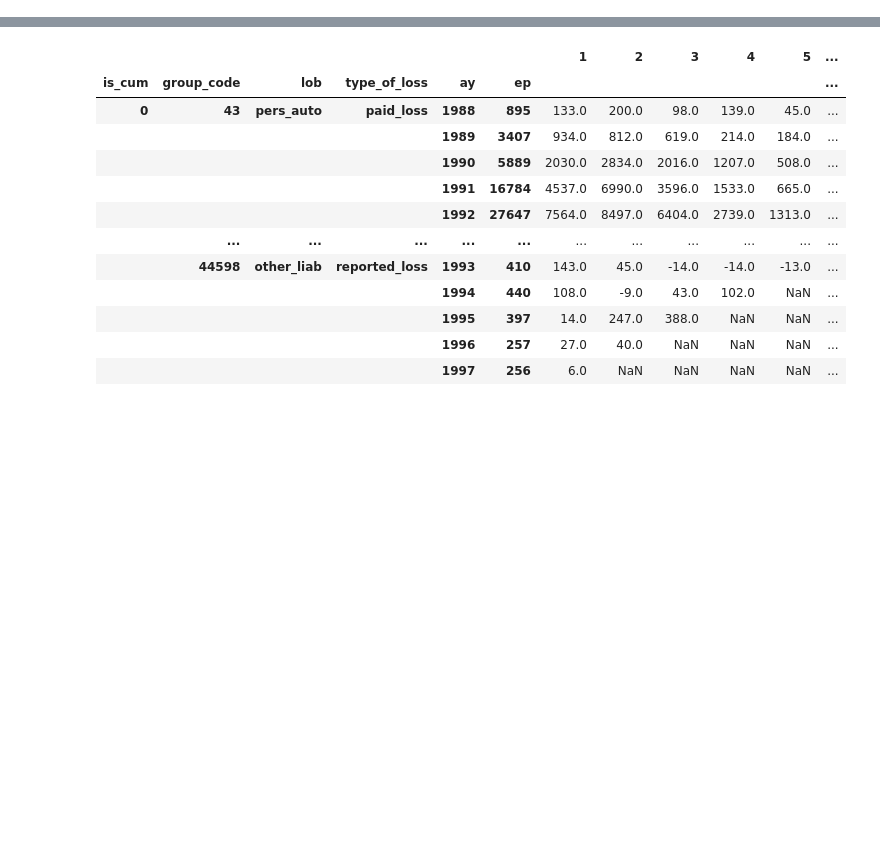
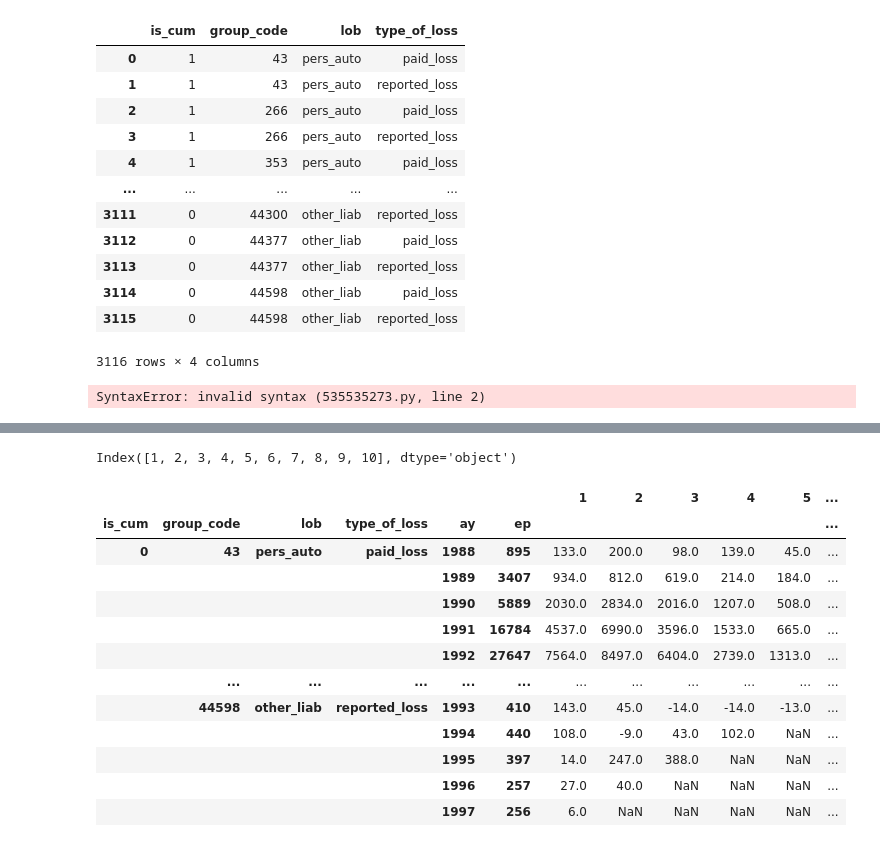
Before and after one commit to aaweaver-actuary/naic-triangles, a Jupyter notebook: testing.ipynb, the cells around one changed output, grey strips where cells are left out. Cells and saved outputs as stored; diff of their text form; code cells hidden in the pictures; blank space fills up the shorter version.

```diff
--- a/testing.ipynb
+++ b/testing.ipynb
@@ -15,3 +102,24 @@ urls = dict(
+# %%
+naic.naic_df.reset_index()['is_cum group_code lob type_of_loss'.split()].drop_duplicates().reset_index(drop=True)
+# %% [output]
+|  | is_cum | group_code | lob | type_of_loss |
+| 0 | 1 | 43 | pers_auto | paid_loss |
+| 1 | 1 | 43 | pers_auto | reported_loss |
+| 2 | 1 | 266 | pers_auto | paid_loss |
+| 3 | 1 | 266 | pers_auto | reported_loss |
+| 4 | 1 | 353 | pers_auto | paid_loss |
+| ... | ... | ... | ... | ... |
+| 3111 | 0 | 44300 | other_liab | reported_loss |
+| 3112 | 0 | 44377 | other_liab | paid_loss |
+| 3113 | 0 | 44377 | other_liab | reported_loss |
+| 3114 | 0 | 44598 | other_liab | paid_loss |
+| 3115 | 0 | 44598 | other_liab | reported_loss |
+3116 rows × 4 columns
+# %%
+for c in self.naic_df.columns.tolist():
+    self.
+# %% [output]
+SyntaxError: invalid syntax (535535273.py, line 2)
 # %%
 lobs = ['pers_auto', 'wc', 'comm_auto', 'med_mal', 'products', 'other_liab']
 dflist = []
@@ -39,6 +147,10 @@ cum_df
 |  |  |  |  | 1996 | 257 | 27.0 | 67.0 | NaN | NaN | NaN | ... |
 |  |  |  |  | 1997 | 256 | 6.0 | NaN | NaN | NaN | NaN | ... |
 15580 rows × 10 columns
+# %%
+cum_df.columns
+# %% [output]
+Index([1, 2, 3, 4, 5, 6, 7, 8, 9, 10], dtype='object')
 # %%
 incr_df = cum_df.copy()
 for i, c in enumerate(incr_df.columns):
```
Also changed, not shown: parts of 5 cells of this notebook, 1 other file.
